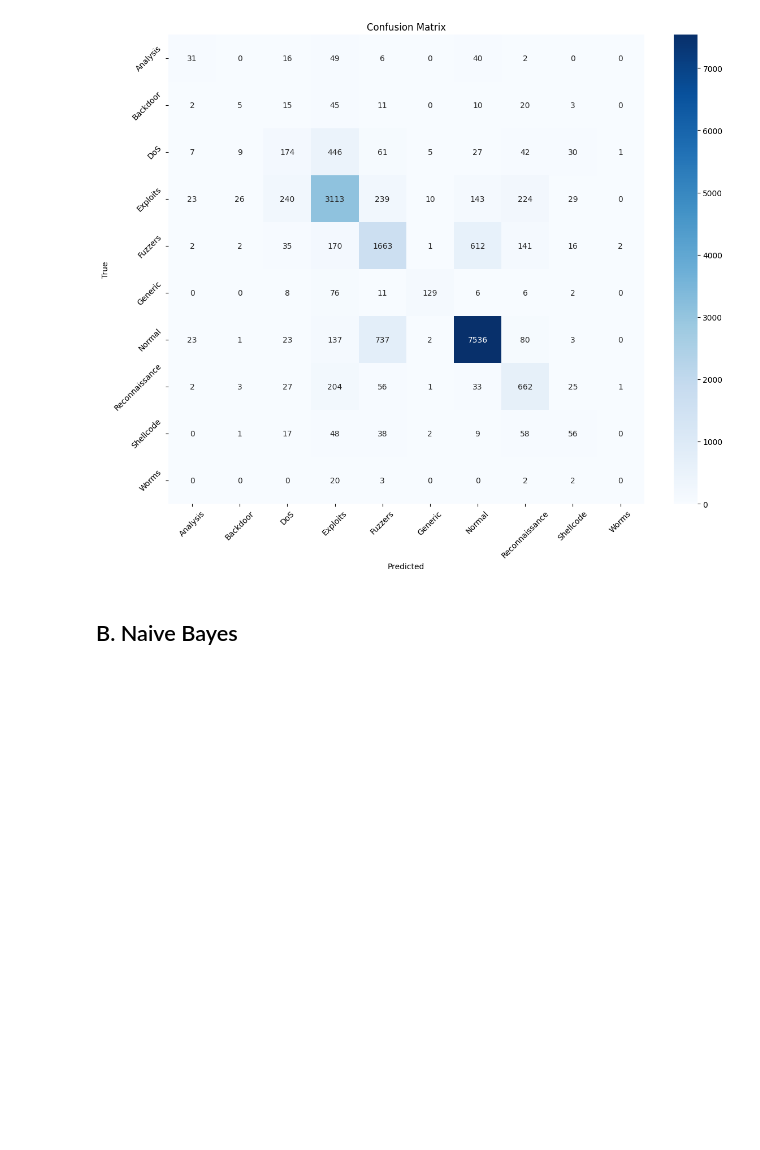
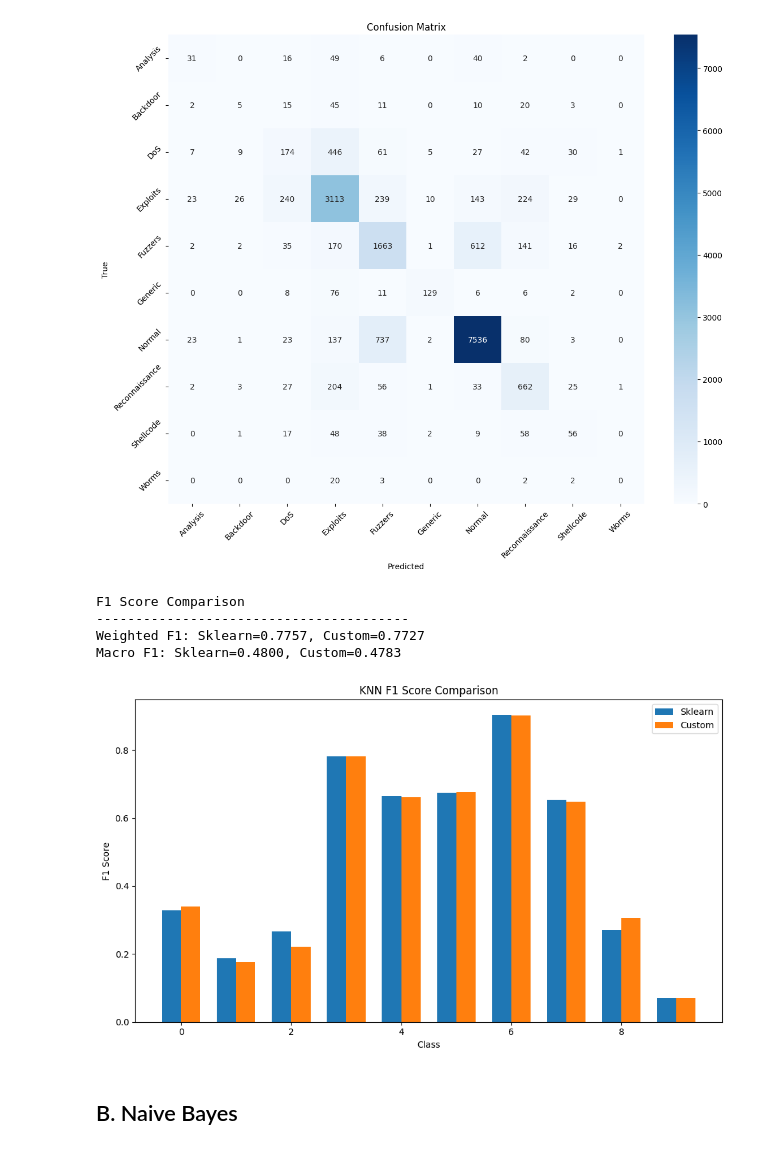
Before and after one commit to julianchandras/Tubes-2-IF3170, a Jupyter notebook: src/main.ipynb, the cells around one changed output. Drawn from its saved outputs; the diff is of its cells as text; code cells hidden in the pictures; blank space fills up the shorter version.

```diff
--- a/src/main.ipynb
+++ b/src/main.ipynb
@@ -1607,7 +1617,7 @@ timestamp = datetime.now().strftime("%Y%m%d_%H%M%S")
 # %% [markdown]
 ## Scikit Learn KNN
 # %%
-sklearn_knn = KNeighborsClassifier(n_neighbors=5)
+sklearn_knn = KNeighborsClassifier(n_neighbors=9, metric='manhattan', weights='uniform')
 # x_train_balanced, y_train_balanced
 sklearn_knn.fit(x_train_preprocessed, y_train_encoded)
 
@@ -1638,14 +1648,14 @@ weighted avg       0.75      0.75      0.75     17798
 ## Scratch KNN
 # %%
 knn = OptimizedKNN(
-    n_neighbors=5,
-    metric="euclidean",
-    weights="distance",
+    n_neighbors=9,
+    metric="manhattan",
+    weights="uniform",
     n_jobs=-1  # Use all CPU cores
 )
 knn.fit(x_train_preprocessed, y_train_encoded)
+ModelPersistence.save_model(knn,f"models/knn{timestamp}")
 y_pred_custom = knn.predict(x_val_preprocessed)
-ModelPersistence.save_model(knn,f"models/knn{timestamp}")
 print(accuracy_score(y_val_encoded, y_pred_custom))
 
 print(classification_report(y_val_encoded, y_pred_custom))
@@ -1692,6 +1702,54 @@ plt.tight_layout()
 plt.show()
 # %% [output]
 [figure]
+# %%
+
+def compare_knn_f1_scores(y_true, y_pred_sklearn, y_pred_custom):
+    # Calculate F1 scores
+    metrics = {
+        'Weighted F1': [
+            f1_score(y_true, y_pred_sklearn, average='weighted'),
+            f1_score(y_true, y_pred_custom, average='weighted')
+        ],
+        'Macro F1': [
+            f1_score(y_true, y_pred_sklearn, average='macro'),
+            f1_score(y_true, y_pred_custom, average='macro')
+        ],
+        'Per-class F1': [
+            f1_score(y_true, y_pred_sklearn, average=None),
+            f1_score(y_true, y_pred_custom, average=None)
+        ]
+    }
+
+    # Print comparison
+    print("F1 Score Comparison")
+    print("-" * 40)
+    print(f"Weighted F1: Sklearn={metrics['Weighted F1'][0]:.4f}, Custom={metrics['Weighted F1'][1]:.4f}")
+    print(f"Macro F1: Sklearn={metrics['Macro F1'][0]:.4f}, Custom={metrics['Macro F1'][1]:.4f}")
+
+    # Plot comparison
+    plt.figure(figsize=(10, 6))
+    x = np.arange(len(metrics['Per-class F1'][0]))
+    width = 0.35
+
+    plt.bar(x - width/2, metrics['Per-class F1'][0], width, label='Sklearn')
+    plt.bar(x + width/2, metrics['Per-class F1'][1], width, label='Custom')
+
+    plt.xlabel('Class')
+    plt.ylabel('F1 Score')
+    plt.title('KNN F1 Score Comparison')
+    plt.legend()
+    plt.tight_layout()
+    plt.show()
+
+# Usage
+compare_knn_f1_scores(y_val_encoded, y_pred_sklearn, y_pred_custom)
+# %% [output]
+F1 Score Comparison
+----------------------------------------
+Weighted F1: Sklearn=0.7757, Custom=0.7727
+Macro F1: Sklearn=0.4800, Custom=0.4783
+[figure, added]
 # %% [markdown]
 ## B. Naive Bayes
 # %% [markdown]
```
Also changed, not shown: parts of 16 cells of this notebook.
